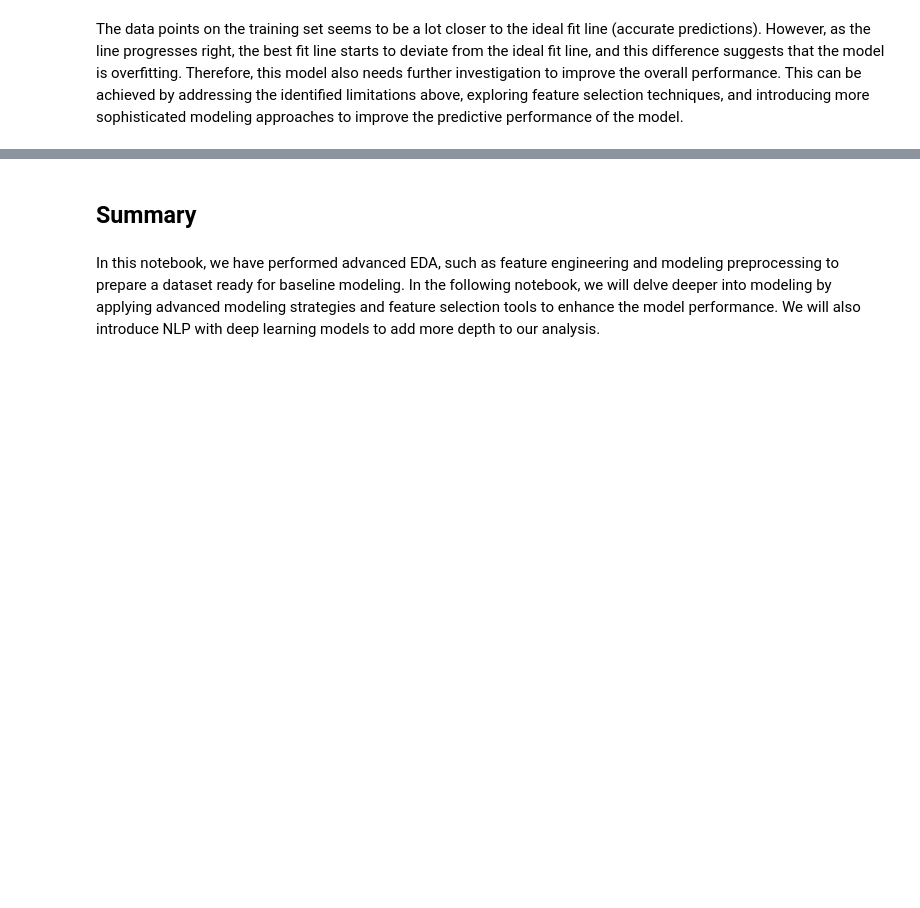
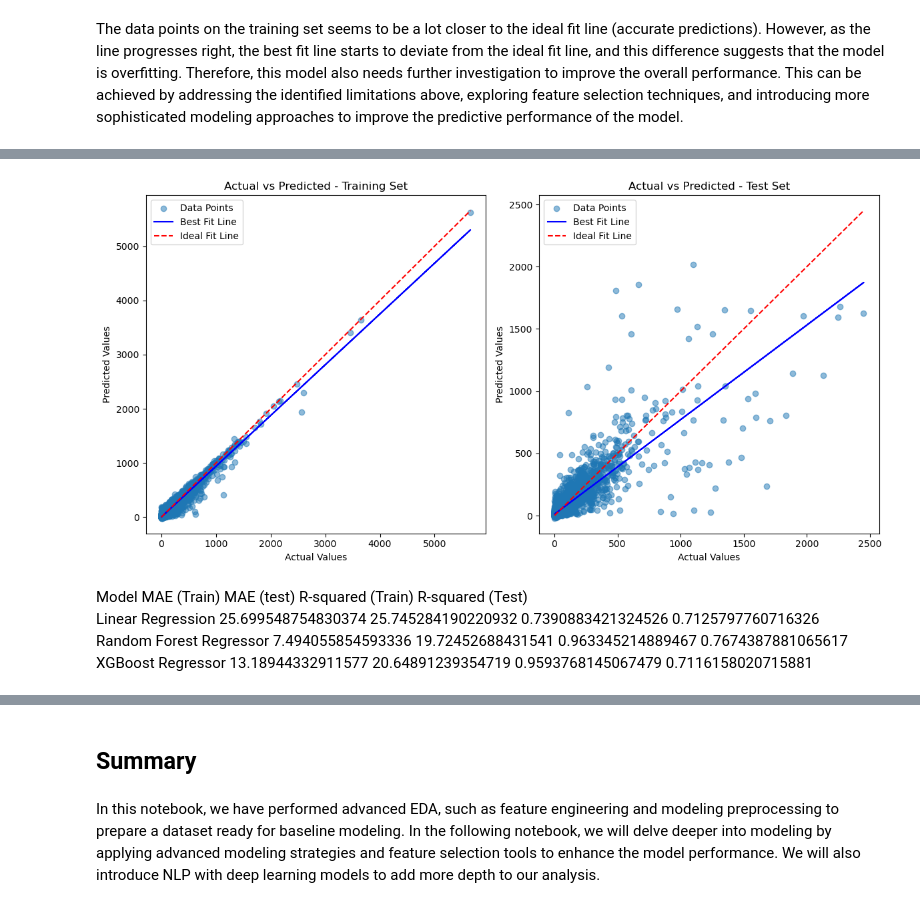
Before and after one commit to doublej01/Social-Network-Modeling, a Jupyter notebook: Notebooks/Part_Two_LinkedIn_Advanced_EDA _and_Modeling.ipynb, the cells around one changed output, grey strips where cells are left out. Drawn from its saved outputs; the diff is of its cells as text; code cells hidden in the pictures; blank space fills up the shorter version.

Commit message:
Random Forest Draft 1

```diff
--- a/Notebooks/Part_Two_LinkedIn_Advanced_EDA _and_Modeling.ipynb
+++ b/Notebooks/Part_Two_LinkedIn_Advanced_EDA _and_Modeling.ipynb
@@ -1060,0 +1184,37 @@ The data points on the training set seems to be a lot closer to the ideal fit li
+# %%
+# Function to calculate the best fit line
+def plot_best_fit_line(y_true, y_pred, ax, label):
+    slope, intercept = np.polyfit(y_true, y_pred, 1)
+    line = slope * y_true + intercept
+    ax.plot(y_true, line, label=label, color='blue')
+
+# Plotting the scatter plot for training set
+plt.figure(figsize=(12, 6))
+
+plt.subplot(1, 2, 1)
+plt.scatter(y_train, y_pred_train_xgb, alpha=0.5, label='Data Points')
+plot_best_fit_line(y_train, y_pred_train_xgb, plt.gca(), 'Best Fit Line')
+plt.plot([y_train.min(), y_train.max()], [y_train.min(), y_train.max()], linestyle='--', color='red', label='Ideal Fit Line')
+plt.title('Actual vs Predicted - Training Set')
+plt.xlabel('Actual Values')
+plt.ylabel('Predicted Values')
+plt.legend()
+
+# Plotting the scatter plot for test set
+plt.subplot(1, 2, 2)
+plt.scatter(y_test, y_pred_test_xgb, alpha=0.5, label='Data Points')
+plot_best_fit_line(y_test, y_pred_test_xgb, plt.gca(), 'Best Fit Line')
+plt.plot([y_test.min(), y_test.max()], [y_test.min(), y_test.max()], linestyle='--', color='red', label='Ideal Fit Line')
+plt.title('Actual vs Predicted - Test Set')
+plt.xlabel('Actual Values')
+plt.ylabel('Predicted Values')
+plt.legend()
+plt.tight_layout()
+plt.show()
+# %% [output]
+[figure, added]
+# %% [markdown]
+Model	MAE (Train)	MAE (test)	R-squared (Train)	R-squared (Test)
+Linear Regression	25.699548754830374	25.745284190220932	0.7390883421324526	0.7125797760716326
+Random Forest Regressor	7.494055854593336	19.72452688431541	0.963345214889467	0.7674387881065617
+XGBoost Regressor	13.18944332911577	20.64891239354719	0.9593768145067479	0.7116158020715881
```
Also changed, not shown: parts of 30 cells of this notebook.
